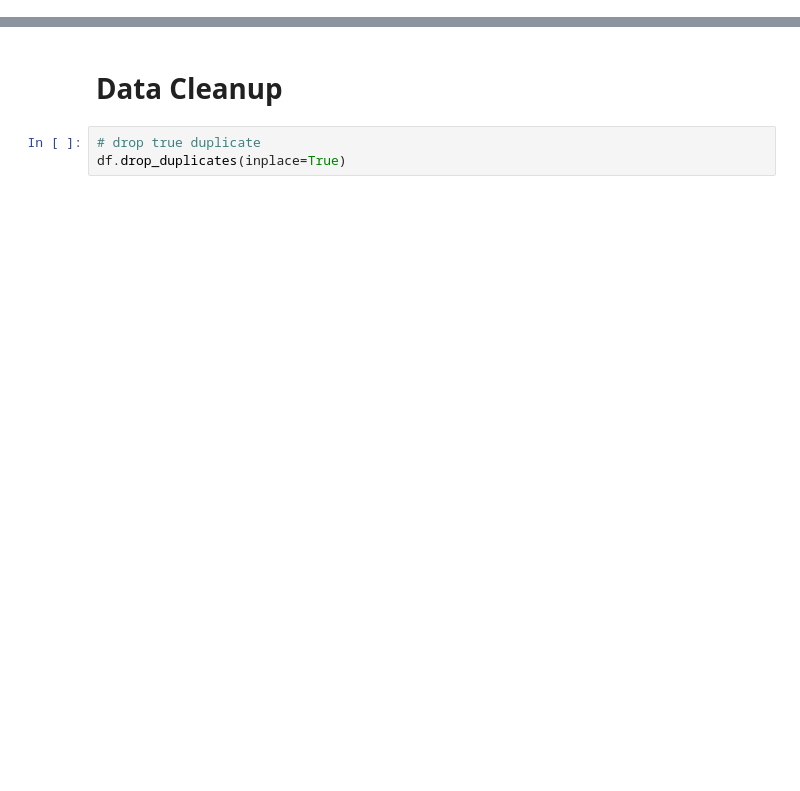
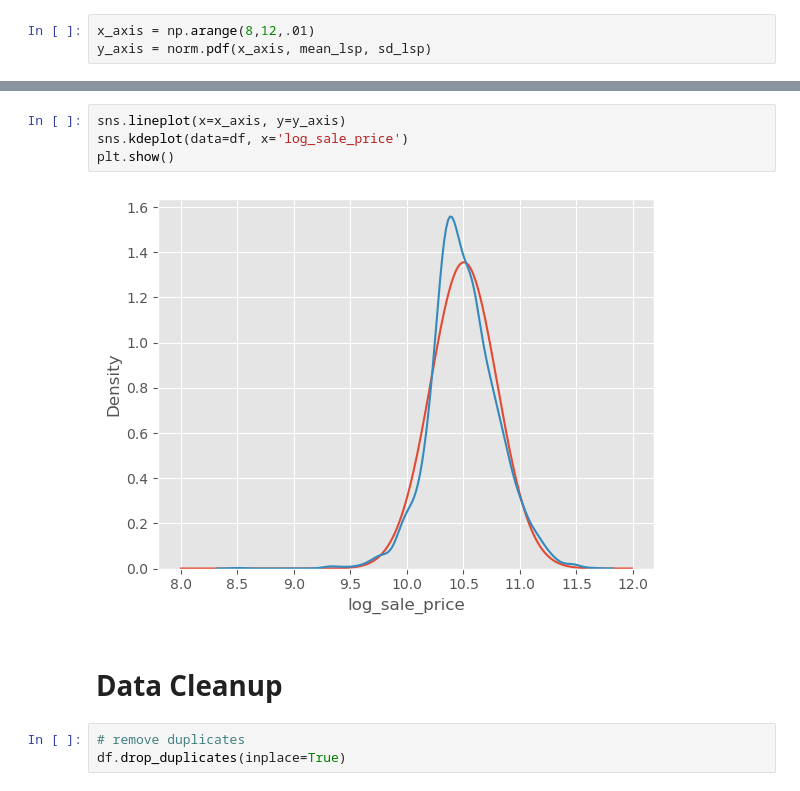
Before and after one commit to eihwood/ML-Ames-Housing, a Jupyter notebook: Austin/austin_eda.ipynb, the cells around one changed output, grey strips where cells are left out. Drawn from its saved outputs; the diff is of its cells as text; blank space fills up the shorter version.

```diff
--- a/Austin/austin_eda.ipynb
+++ b/Austin/austin_eda.ipynb
@@ -85,0 +125,3 @@ Notes on specific columns
+# %%
+x_axis = np.arange(8,12,.01)
+y_axis = norm.pdf(x_axis, mean_lsp, sd_lsp)
@@ -86,5 +133,11 @@ Notes on specific columns
+# %%
+sns.lineplot(x=x_axis, y=y_axis)
+sns.kdeplot(data=df, x='log_sale_price')
+plt.show()
+# %% [output]
+[figure, added]
 # %% [markdown]
 # Data Cleanup
 # %%
-# drop true duplicate
+# remove duplicates
 df.drop_duplicates(inplace=True)
```
Also changed, not shown: parts of 105 cells of this notebook, 3 other files.
